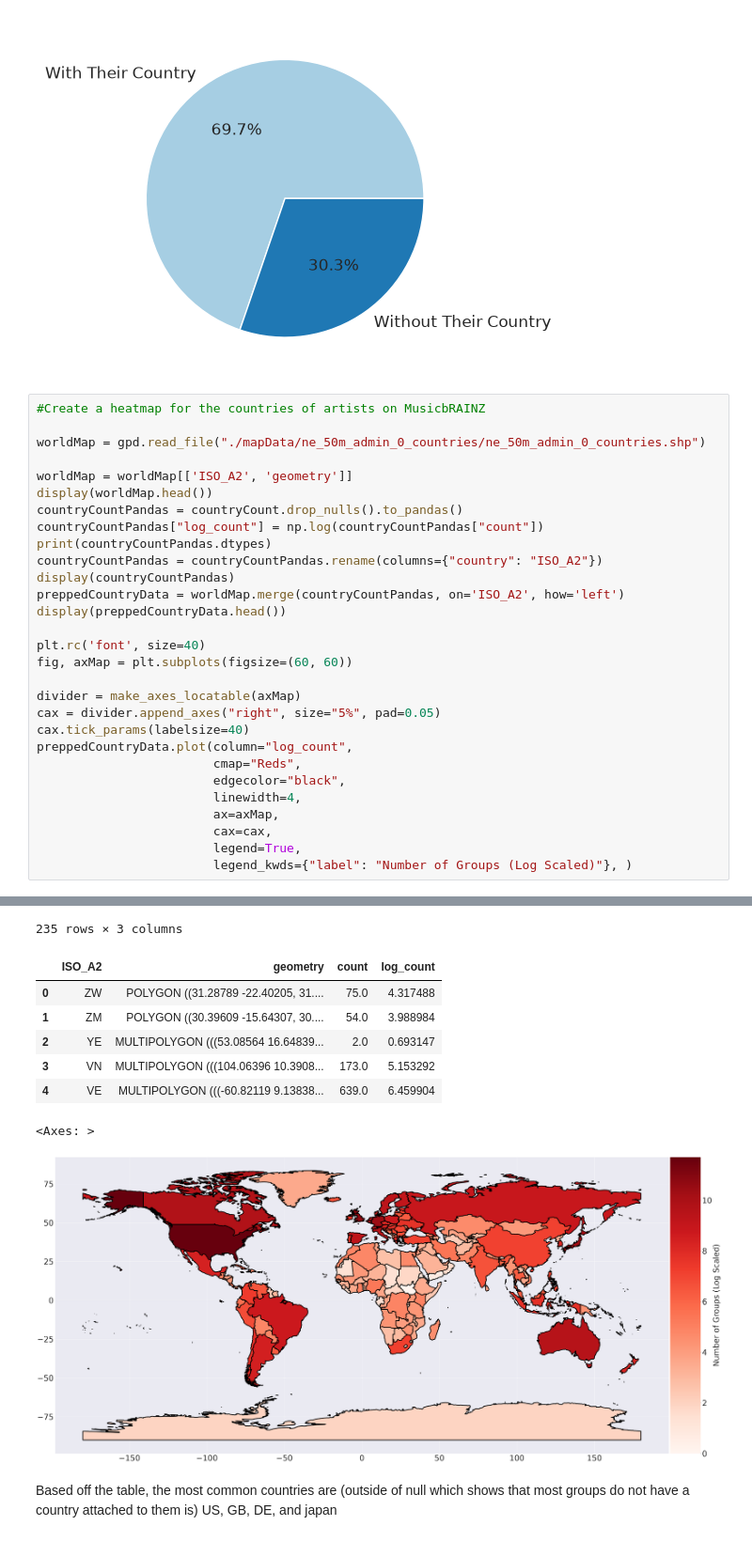
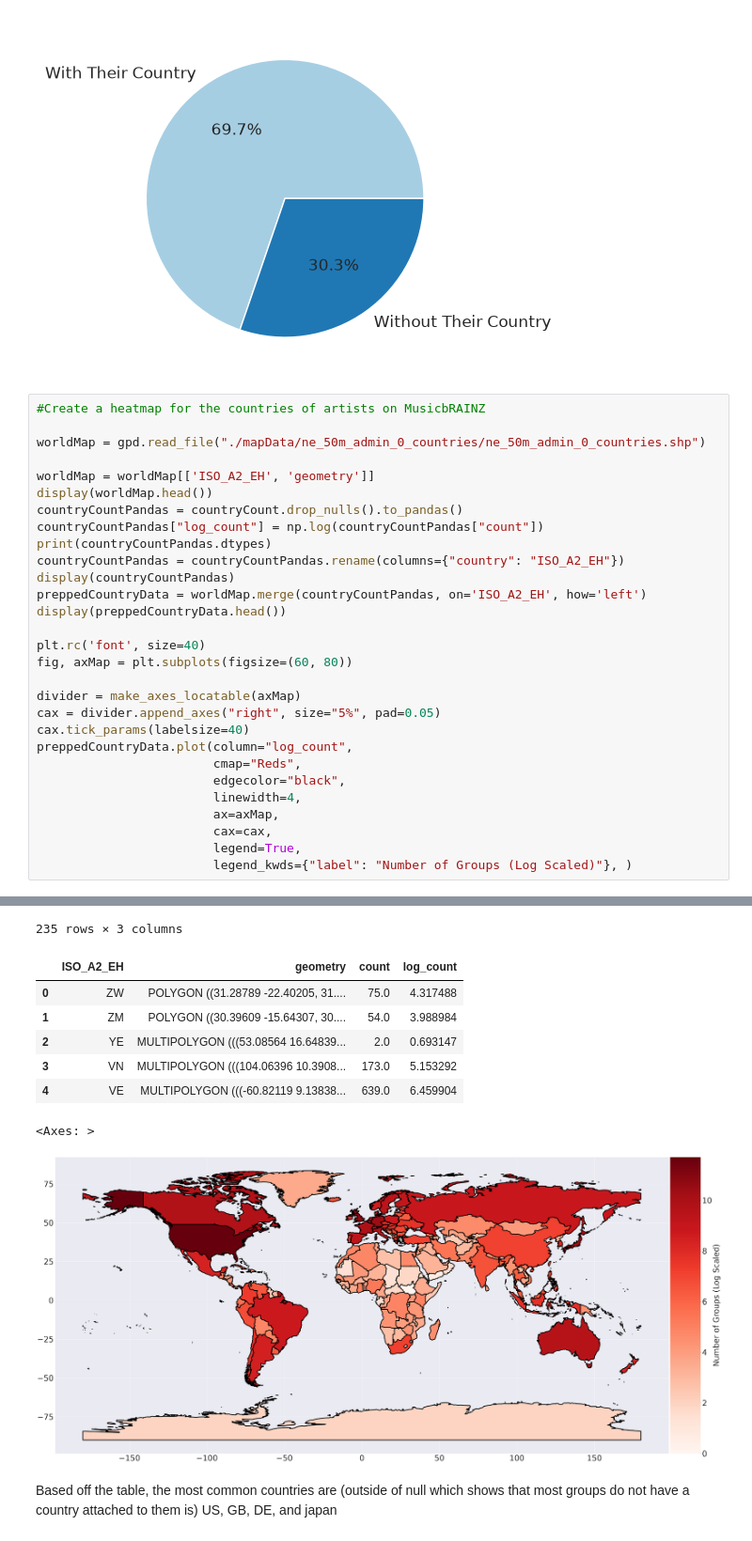
Before and after one commit to malik-files/MScDiss_IGASTNBK_, a Jupyter notebook: Main Code/inspecting_analysing_group_MB_data.ipynb, the cells around one changed output, grey strips where cells are left out. Shown at 94% size. Saved outputs shown, nothing was run; the diff lists cells and outputs as text.

```diff
--- a/Main Code/inspecting_analysing_group_MB_data.ipynb
+++ b/Main Code/inspecting_analysing_group_MB_data.ipynb
@@ -160,18 +160,18 @@ makePieChart(["With Their Country", "Without Their Country"], [len(hasCountry),
 
 worldMap = gpd.read_file("./mapData/ne_50m_admin_0_countries/ne_50m_admin_0_countries.shp")
 
-worldMap = worldMap[['ISO_A2', 'geometry']]
+worldMap = worldMap[['ISO_A2_EH', 'geometry']]
 display(worldMap.head())
 countryCountPandas = countryCount.drop_nulls().to_pandas()
 countryCountPandas["log_count"] = np.log(countryCountPandas["count"])
 print(countryCountPandas.dtypes)
-countryCountPandas = countryCountPandas.rename(columns={"country": "ISO_A2"})
+countryCountPandas = countryCountPandas.rename(columns={"country": "ISO_A2_EH"})
 display(countryCountPandas)
-preppedCountryData = worldMap.merge(countryCountPandas, on='ISO_A2', how='left')
+preppedCountryData = worldMap.merge(countryCountPandas, on='ISO_A2_EH', how='left')
 display(preppedCountryData.head())
 
 plt.rc('font', size=40)
-fig, axMap = plt.subplots(figsize=(60, 60))
+fig, axMap = plt.subplots(figsize=(60, 80))
 
 divider = make_axes_locatable(axMap)
 cax = divider.append_axes("right", size="5%", pad=0.05)
@@ -210,12 +210,12 @@ dtype: object
 235 rows × 3 columns
-|  | ISO_A2 | geometry | count | log_count |
+|  | ISO_A2_EH | geometry | count | log_count |
 | 0 | ZW | POLYGON ((31.28789 -22.40205, 31.... | 75.0 | 4.317488 |
 | 1 | ZM | POLYGON ((30.39609 -15.64307, 30.... | 54.0 | 3.988984 |
 | 2 | YE | MULTIPOLYGON (((53.08564 16.64839... | 2.0 | 0.693147 |
 | 3 | VN | MULTIPOLYGON (((104.06396 10.3908... | 173.0 | 5.153292 |
 | 4 | VE | MULTIPOLYGON (((-60.82119 9.13838... | 639.0 | 6.459904 |
 <Axes: >
-[figure, old version]
+[figure, new version]
 # %% [markdown]
 Based off the table, the most common countries are (outside of null which shows that most groups do not have a country attached to them is) US, GB, DE, and japan
 # %%
```
Also changed, not shown: parts of 8 cells of this notebook, 12 other files.
